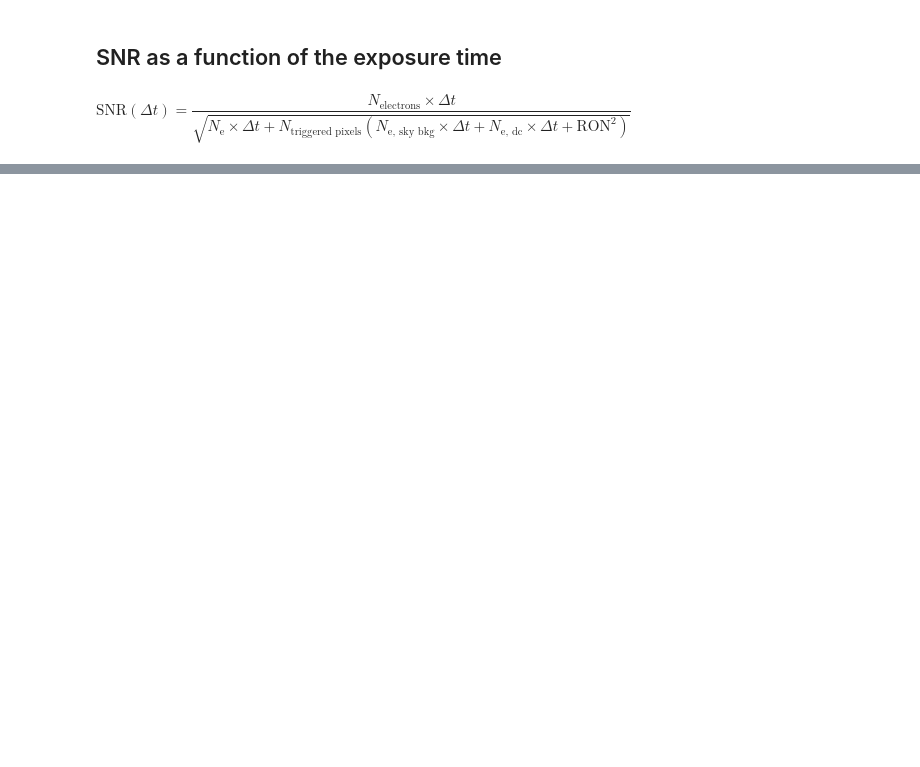
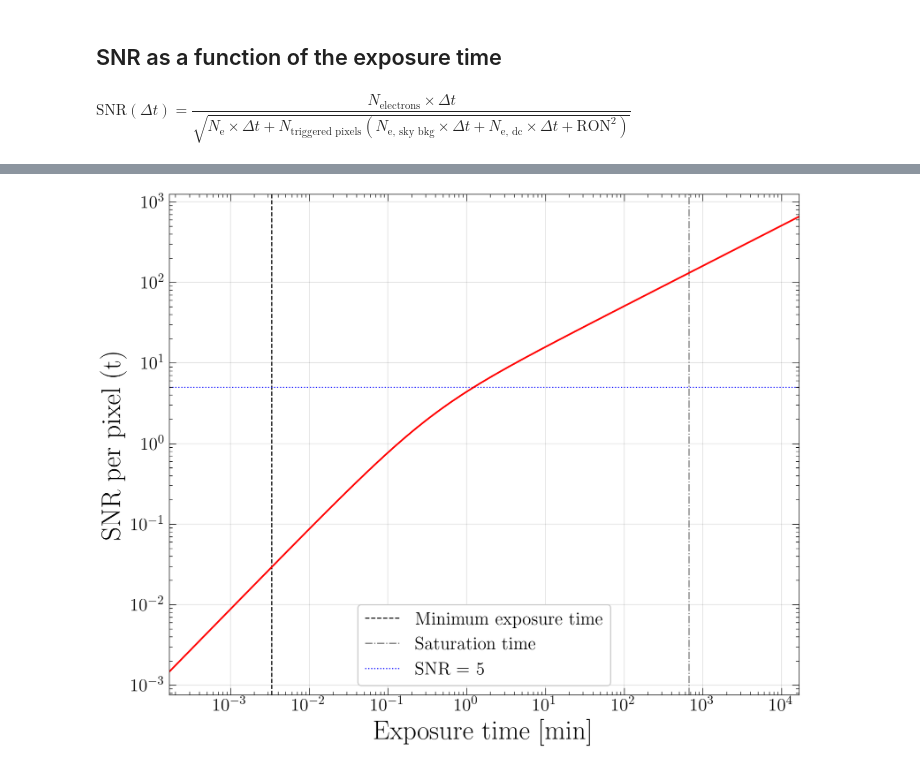
Before and after one commit to M-Bianchi/Laboratory-of-Data-Acquisition, a Jupyter notebook: Calibration.ipynb, the cells around one changed output, grey strips where cells are left out. Saved outputs shown, nothing was run; the diff lists cells and outputs as text; code cells hidden in the pictures; blank space fills up the shorter version.

```diff
--- a/Calibration.ipynb
+++ b/Calibration.ipynb
@@ -204,0 +210,19 @@ plt.legend();
+# %%
+def SNR_func_per_pixel(t, Ne_pixel, Ne_bkg, DarkCurrent, RON):
+    return Ne_pixel*t/np.sqrt(Ne_pixel*t + Ne_bkg*t + DarkCurrent*t + RON**2)
+# %%
+t_exposure = np.logspace(start=-2, stop=6, num=100) # in seconds
+SNR_t_exposure_per_pixel = SNR_func_per_pixel(t_exposure, Ne_pixel, Ne_bkg, DarkCurrent, RON)
+
+plt.plot(t_exposure/60, SNR_t_exposure_per_pixel, color='red')
+plt.axvline(0.2/60, color='black', linestyle='--', linewidth=1, label='Minimum exposure time', zorder=0)
+plt.axvline(Saturation_pixel/60, color='gray', linestyle='-.', linewidth=1, label='Saturation time', zorder=0)
+plt.axhline(5, color='blue', linestyle=':', linewidth=1, label='SNR = 5', zorder=0)
+plt.xscale('log')
+plt.yscale('log')
+plt.xlim(1e-2/60, 1e6/60)
+plt.xlabel('Exposure time [min]')
+plt.ylabel('SNR per pixel (t)')
+plt.legend();
+# %% [output]
+[figure, added]
```
Also changed, not shown: parts of 7 cells of this notebook, 1 other file.
